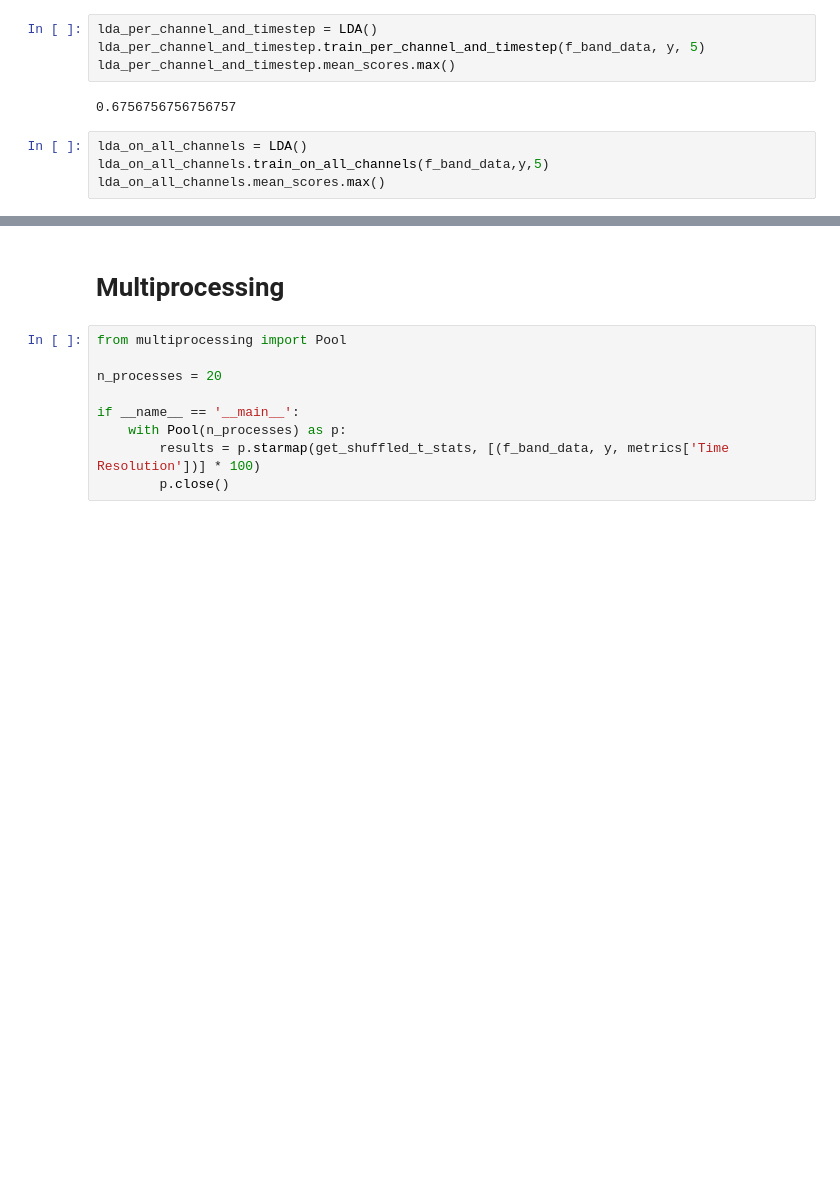
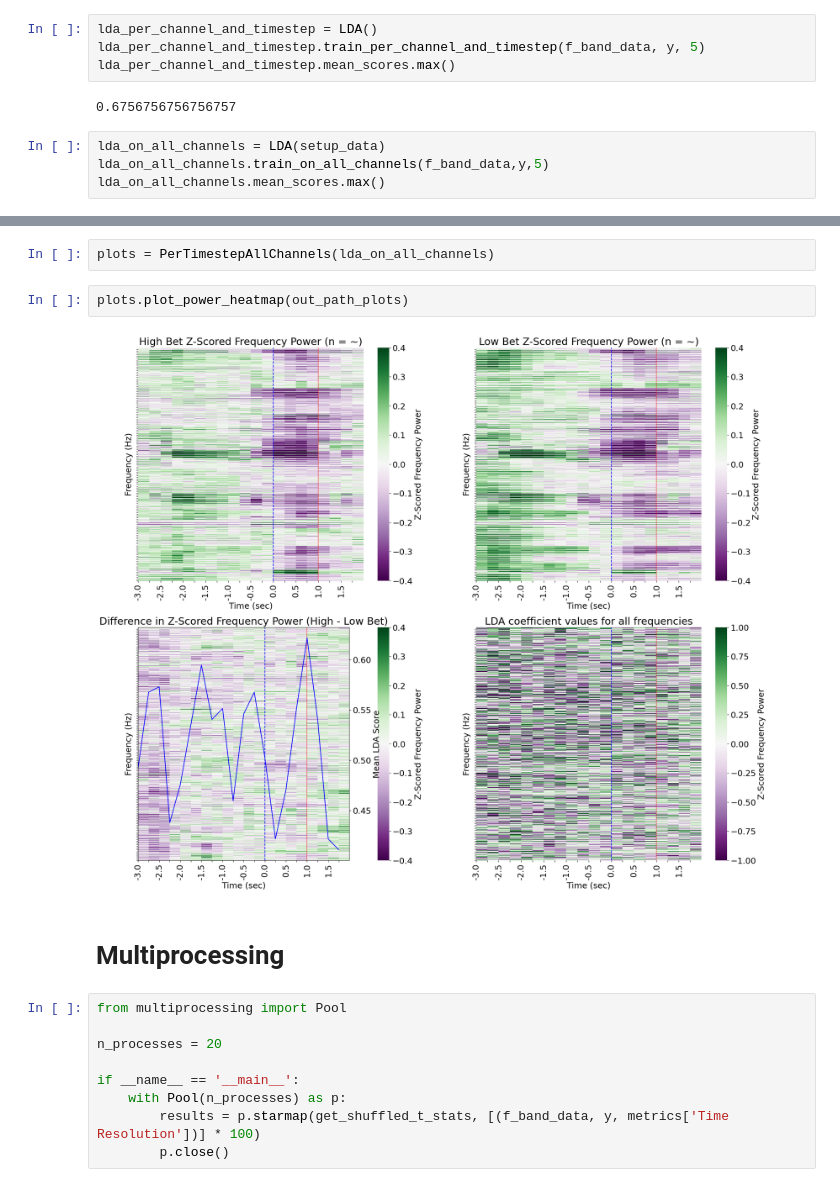
Before and after one commit to ncsl/decoding-decision-making, a Jupyter notebook: [Prototype] EFRI Data Analysis LDA.ipynb, the cells around one changed output, grey strips where cells are left out. Cells and saved outputs as stored; diff of their text form; blank space fills up the shorter version.

Commit message:
include new classes from PlotLDAMetrics.py

```diff
--- a/[Prototype] EFRI Data Analysis LDA.ipynb
+++ b/[Prototype] EFRI Data Analysis LDA.ipynb
@@ -422,6 +456,6 @@ lda_per_channel_and_timestep.mean_scores.max()
 # %% [output]
 0.6756756756756757
 # %%
-lda_on_all_channels = LDA()
+lda_on_all_channels = LDA(setup_data)
 lda_on_all_channels.train_on_all_channels(f_band_data,y,5)
 lda_on_all_channels.mean_scores.max()
@@ -432,3 +474,9 @@ lda_on_all_timesteps.mean_scores.max()
+# %%
+plots = PerTimestepAllChannels(lda_on_all_channels)
+# %%
+plots.plot_power_heatmap(out_path_plots)
+# %% [output]
+[figure, added]
 # %% [markdown]
 # Multiprocessing
 # %%
```
Also changed, not shown: parts of 7 cells of this notebook.
